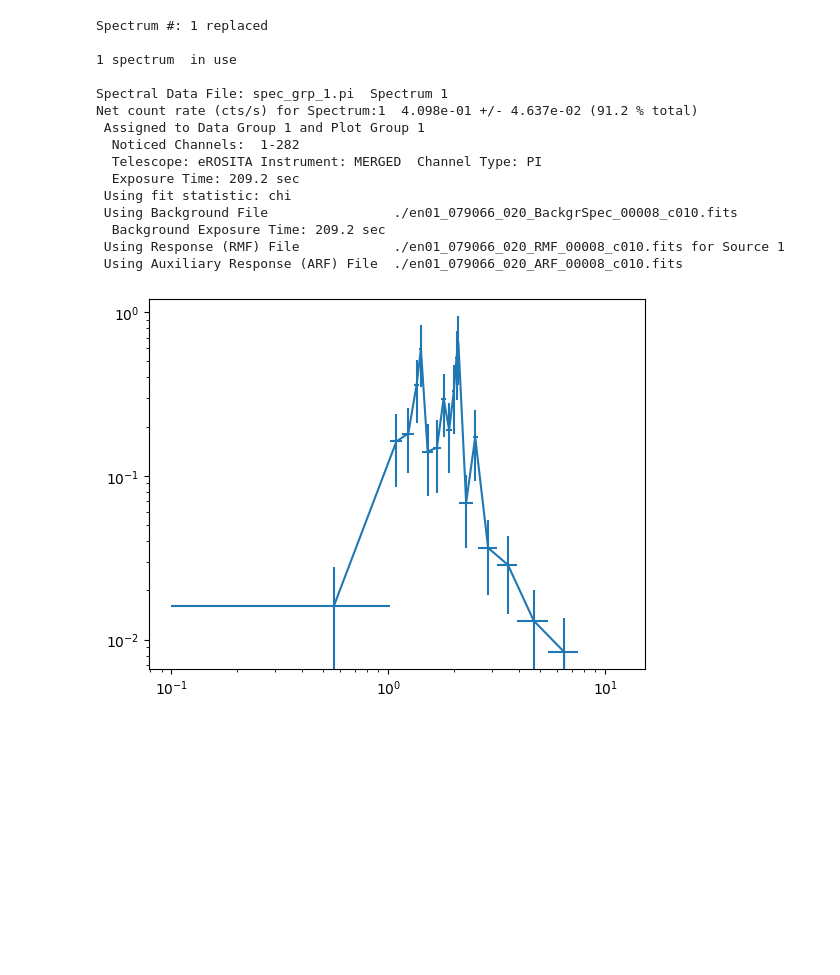
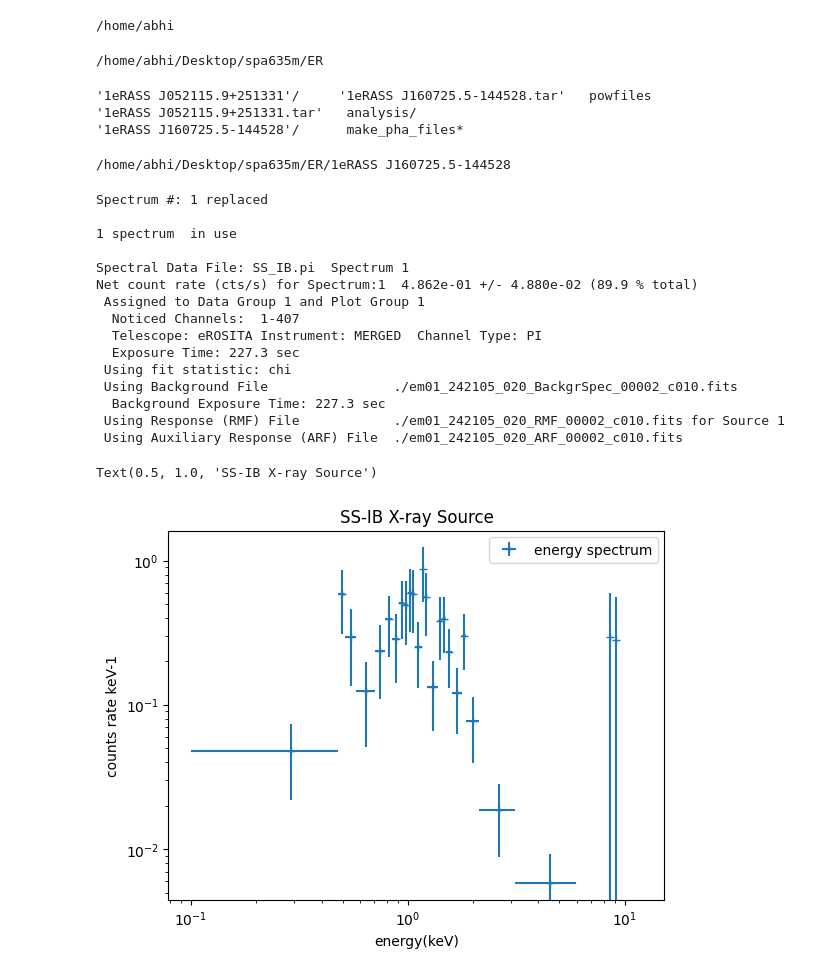
Before and after one commit to Abhimkul/Abhishekcodes, a Jupyter notebook: xspec_fit_powerlaw.ipynb, the cells around one changed output. Cells and saved outputs as stored; diff of their text form; code cells hidden in the pictures; blank space fills up the shorter version.

```diff
--- a/xspec_fit_powerlaw.ipynb
+++ b/xspec_fit_powerlaw.ipynb
@@ -5,8 +5,27 @@ import matplotlib.pyplot as plot
 from scipy.interpolate import interp1d
 from scipy.optimize import minimize
 from scipy.optimize import curve_fit
+# %%
+cd
+# %% [output]
+/home/abhi
+# %%
+cd Desktop/spa635m/ER/
+# %% [output]
+/home/abhi/Desktop/spa635m/ER
+# %%
+ls
+# %% [output]
+'1eRASS J052115.9+251331'/     '1eRASS J160725.5-144528.tar'   powfiles
+'1eRASS J052115.9+251331.tar'   analysis/
+'1eRASS J160725.5-144528'/      make_pha_files*
+# %%
+cd '1eRASS J160725.5-144528'/
+# %% [output]
+/home/abhi/Desktop/spa635m/ER/1eRASS J160725.5-144528
 # %%
-xspec.AllData("spec_grp_1.pi")
+xspec.AllData("SS_IB.pi")
+#xspec.AllData.ignore("**-0.1 10-**")
 xspec.Plot("data")
 xspec.Plot.xAxis = "keV"
 
@@ -19,23 +38,28 @@ Spectrum #: 1 replaced
 
 1 spectrum  in use
 
-Spectral Data File: spec_grp_1.pi  Spectrum 1
-Net count rate (cts/s) for Spectrum:1  4.098e-01 +/- 4.637e-02 (91.2 % total)
+Spectral Data File: SS_IB.pi  Spectrum 1
+Net count rate (cts/s) for Spectrum:1  4.862e-01 +/- 4.880e-02 (89.9 % total)
  Assigned to Data Group 1 and Plot Group 1
-  Noticed Channels:  1-282
+  Noticed Channels:  1-407
   Telescope: eROSITA Instrument: MERGED  Channel Type: PI
-  Exposure Time: 209.2 sec
+  Exposure Time: 227.3 sec
  Using fit statistic: chi
- Using Background File                ./en01_079066_020_BackgrSpec_00008_c010.fits
-  Background Exposure Time: 209.2 sec
- Using Response (RMF) File            ./en01_079066_020_RMF_00008_c010.fits for Source 1
- Using Auxiliary Response (ARF) File  ./en01_079066_020_ARF_00008_c010.fits
+ Using Background File                ./em01_242105_020_BackgrSpec_00002_c010.fits
+  Background Exposure Time: 227.3 sec
+ Using Response (RMF) File            ./em01_242105_020_RMF_00002_c010.fits for Source 1
+ Using Auxiliary Response (ARF) File  ./em01_242105_020_ARF_00002_c010.fits
 # %%
-plot.errorbar(x_values,y_values,xerr = x_error, yerr = y_error)
+plot.errorbar(x_values,y_values,xerr = x_error, yerr = y_error, fmt="+", label = "energy spectrum")
 plot.xscale("log")
 plot.yscale("log")
+plot.xlabel("energy(keV)")
+plot.ylabel("counts rate keV-1")
+plot.legend()
+plot.title("SS-IB X-ray Source")
 # %% [output]
+Text(0.5, 1.0, 'SS-IB X-ray Source')
-[figure, old version]
+[figure, new version]
 # %%
 #Column Stacking X and Removing negative and zero counts
 x = np.log10(x_values)
```
Also changed, not shown: parts of 10 cells of this notebook.
